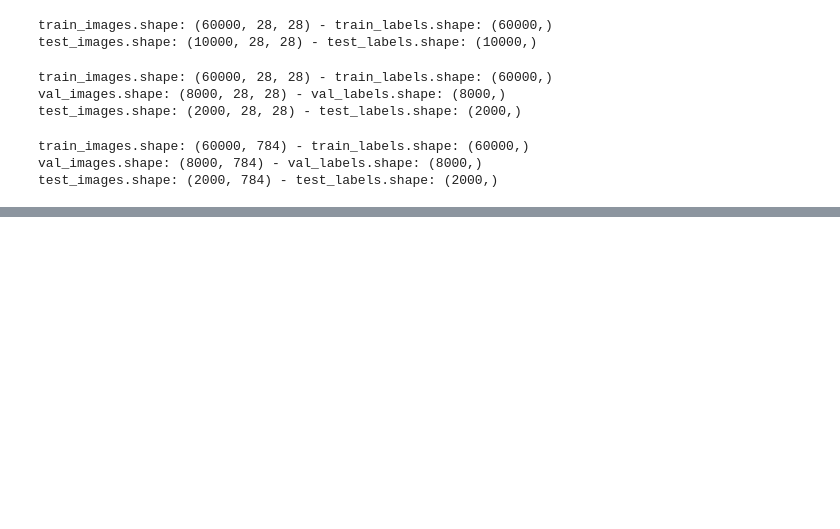
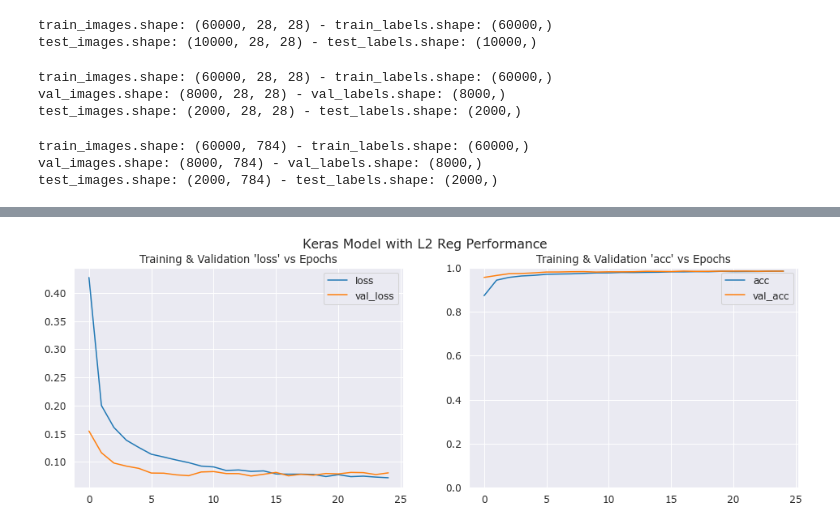
Before and after one commit to mjbhobe/dl-keras, a Jupyter notebook: kr_mnist_dnn.ipynb, the cells around one changed output, grey strips where cells are left out. Drawn from its saved outputs; the diff is of its cells as text; code cells hidden in the pictures; blank space fills up the shorter version.

Commit message:
New code & changes to kr_helper_funcs

```diff
--- a/kr_mnist_dnn.ipynb
+++ b/kr_mnist_dnn.ipynb
@@ -124,0 +147,19 @@ test_labels[:20], test_labels_pred[:20]
+# %%
+from tensorflow.keras.regularizers import l2
+
+L2_REG_FACTOR = 1e-5
+l2_reg = l2(L2_REG_FACTOR)
+# %%
+model2 = Sequential([
+    Dense(256, kernel_regularizer=l2_reg, input_shape=(inp_shape,)),
+    Activation('relu'),
+    Dropout(rate=DROPOUT),
+    Dense(256, kernel_regularizer=l2_reg),
+    Activation('relu'),
+    Dropout(rate=DROPOUT),
+    Dense(10, input_shape=(inp_shape,)),
+    Activation('softmax'),
+])
+model2.compile(loss='sparse_categorical_crossentropy',
+              optimizer='adam', metrics=['acc'])
+print(model2.summary())
@@ -124,0 +184,3 @@ test_labels[:20], test_labels_pred[:20]
+# %%
+hist2 = model2.fit(train_images, train_labels, validation_data=(val_images, val_labels),
+    epochs=EPOCHS, batch_size=BATCH_SIZE)
@@ -124,0 +205,6 @@ test_labels[:20], test_labels_pred[:20]
+# %%
+import kr_helper_funcs as kru
+
+kru.show_plots(hist2.history, metric="acc", plot_title="Keras Model with L2 Reg Performance")
+# %% [output]
+[figure, added]
```
Also changed, not shown: parts of 26 cells of this notebook, 4 other files.
